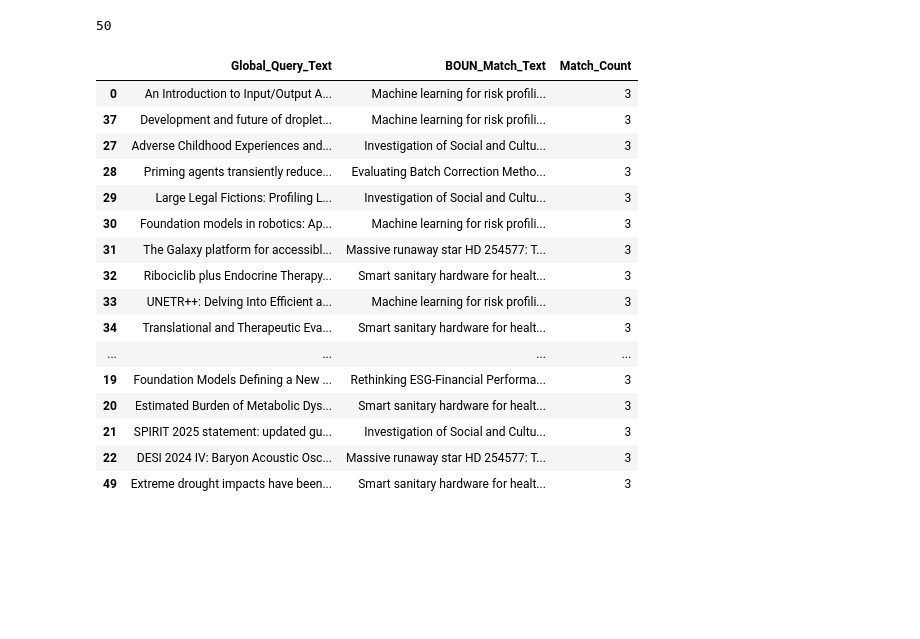
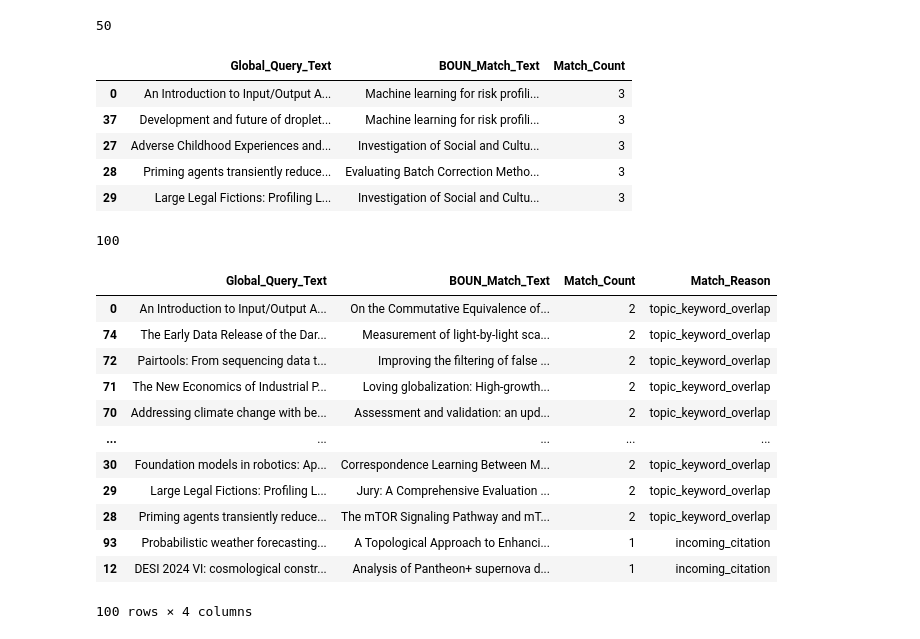
Before and after one commit to senaoz/SWE-599, a Jupyter notebook: build_eval_dataset.ipynb, the cells around one changed output. Cells and saved outputs as stored; diff of their text form; code cells hidden in the pictures; blank space fills up the shorter version.

Commit message:
Update evaluation dataset processing in Jupyter notebooks, add API fetching functionality, and introduce benchmark pairs JSON file for enhanced data evaluation.

```diff
--- a/build_eval_dataset.ipynb
+++ b/build_eval_dataset.ipynb
@@ -137,42 +148,31 @@ pairs_count
 # %%
 import json
 import pandas as pd
 
 with open('eval_dataset/benchmark_pairs.json', 'r', encoding='utf-8') as f:
     data = json.load(f)
 
 flat_list = []
 for entry in data:
     query_title = entry['query']['title']
     query_abstract = entry['query']['abstract']
     if entry['positives']:
         match = entry['positives'][0]
         flat_list.append({
             "Global_Query_Text": query_title + " " + query_abstract,
             "BOUN_Match_Text": match['title'],
             "Match_Count": len(entry['positives'])
         })
 
 df_view = pd.DataFrame(flat_list)
 
 pd.set_option('display.max_colwidth', None)
 df_view = df_view.sort_values(by='Match_Count', ascending=False)
-df_view
+df_view.head()
 # %% [output]
 |  | Global_Query_Text | BOUN_Match_Text | Match_Count |
 | 0 | An Introduction to Input/Output A... | Machine learning for risk profili... | 3 |
 | 37 | Development and future of droplet... | Machine learning for risk profili... | 3 |
 | 27 | Adverse Childhood Experiences and... | Investigation of Social and Cultu... | 3 |
 | 28 | Priming agents transiently reduce... | Evaluating Batch Correction Metho... | 3 |
 | 29 | Large Legal Fictions: Profiling L... | Investigation of Social and Cultu... | 3 |
-| 30 | Foundation models in robotics: Ap... | Machine learning for risk profili... | 3 |
-| 31 | The Galaxy platform for accessibl... | Massive runaway star HD 254577: T... | 3 |
-| 32 | Ribociclib plus Endocrine Therapy... | Smart sanitary hardware for healt... | 3 |
-| 33 | UNETR++: Delving Into Efficient a... | Machine learning for risk profili... | 3 |
-| 34 | Translational and Therapeutic Eva... | Smart sanitary hardware for healt... | 3 |
-| ... | ... | ... | ... |
-| 19 | Foundation Models Defining a New ... | Rethinking ESG‐Financial Performa... | 3 |
-| 20 | Estimated Burden of Metabolic Dys... | Smart sanitary hardware for healt... | 3 |
-| 21 | SPIRIT 2025 statement: updated gu... | Investigation of Social and Cultu... | 3 |
-| 22 | DESI 2024 IV: Baryon Acoustic Osc... | Massive runaway star HD 254577: T... | 3 |
-| 49 | Extreme drought impacts have been... | Smart sanitary hardware for healt... | 3 |
@@ -178,0 +267,44 @@ df_view
+# %%
+pairs = create_benchmark_pairs_with_related_works(priority_followed, boun)
+pairs
+# %% [output]
+100
+# %%
+import json
+import pandas as pd
+
+with open('eval_dataset/benchmark_pairs_with_related_works.json', 'r', encoding='utf-8') as f:
+    data_with_related_works = json.load(f)
+
+flat_list = []
+for entry in data_with_related_works:
+    query_title = entry['query']['title']
+    query_abstract = entry['query']['abstract']
+    if entry['positives']:
+        match = entry['positives'][0]
+        flat_list.append({
+            "Global_Query_Text": query_title + " " + query_abstract,
+            "BOUN_Match_Text": match['title'],
+            "Match_Count": len(entry['positives']),
+            "Match_Reason": match['match_reason']
+        })
+
+df_view = pd.DataFrame(flat_list)
+
+pd.set_option('display.max_colwidth', None)
+df_view = df_view.sort_values(by='Match_Reason', ascending=False)
+df_view
+# %% [output]
+|  | Global_Query_Text | BOUN_Match_Text | Match_Count | Match_Reason |
+| 0 | An Introduction to Input/Output A... | On the Commutative Equivalence of... | 2 | topic_keyword_overlap |
+| 74 | The Early Data Release of the Dar... | Measurement of light-by-light sca... | 2 | topic_keyword_overlap |
+| 72 | Pairtools: From sequencing data t... | Improving the filtering of false ... | 2 | topic_keyword_overlap |
+| 71 | The New Economics of Industrial P... | Loving globalization: High-growth... | 2 | topic_keyword_overlap |
+| 70 | Addressing climate change with be... | Assessment and validation: an upd... | 2 | topic_keyword_overlap |
+| ... | ... | ... | ... | ... |
+| 30 | Foundation models in robotics: Ap... | Correspondence Learning Between M... | 2 | topic_keyword_overlap |
+| 29 | Large Legal Fictions: Profiling L... | Jury: A Comprehensive Evaluation ... | 2 | topic_keyword_overlap |
+| 28 | Priming agents transiently reduce... | The mTOR Signaling Pathway and mT... | 2 | topic_keyword_overlap |
+| 93 | Probabilistic weather forecasting... | A Topological Approach to Enhanci... | 1 | incoming_citation |
+| 12 | DESI 2024 VI: cosmological constr... | Analysis of Pantheon+ supernova d... | 1 | incoming_citation |
+100 rows × 4 columns
```
Also changed, not shown: parts of 4 cells of this notebook, 1 other file.
